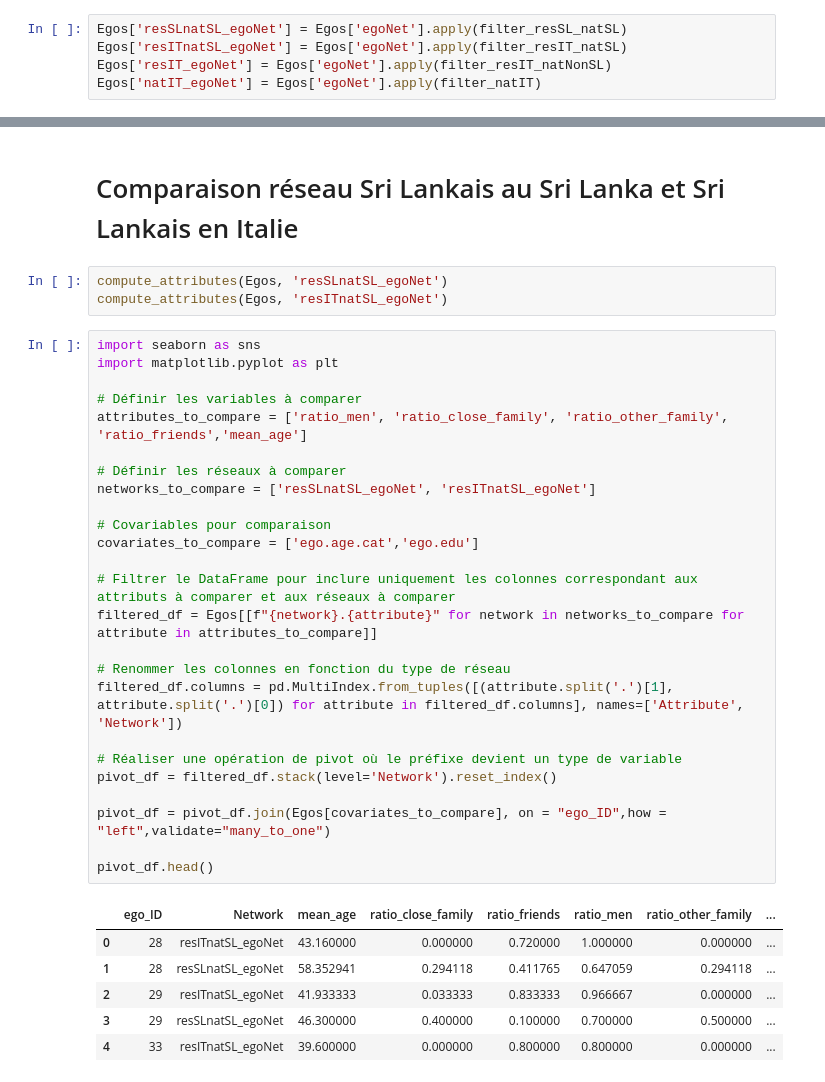
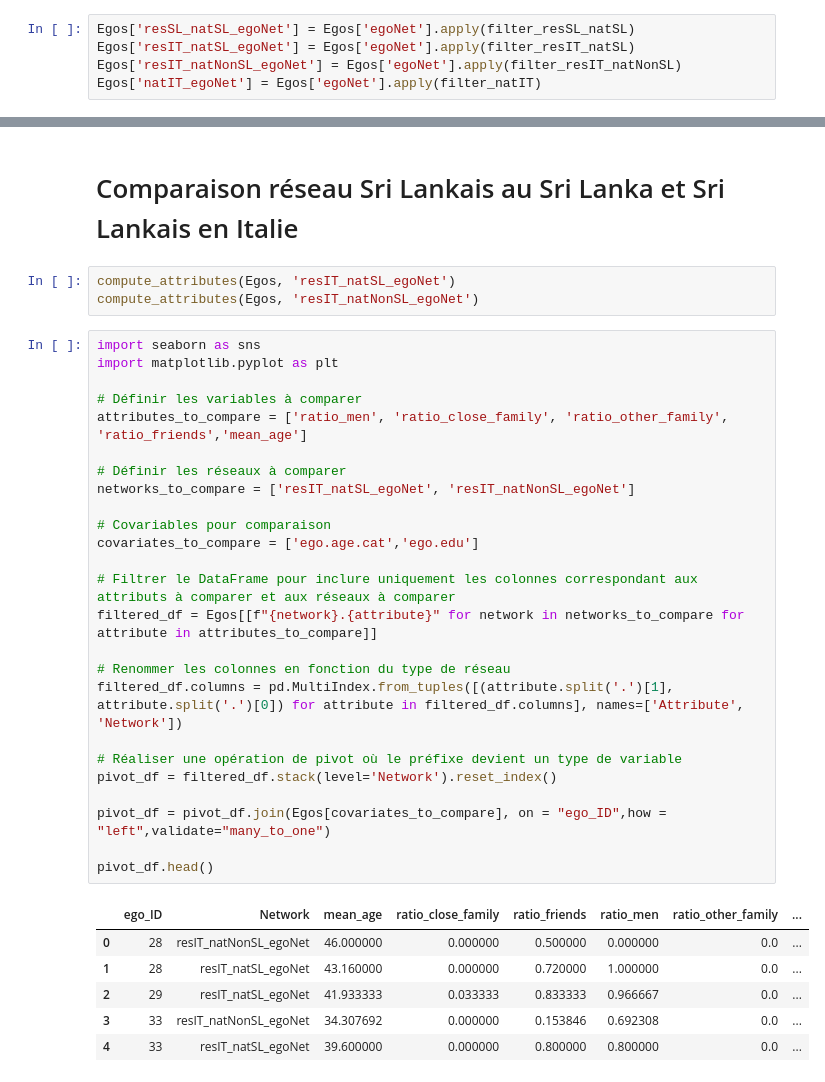
Before and after one commit to LeoMaurice/reseau_class, a Jupyter notebook: project_migrants/src/integration_analysis.ipynb, the cells around one changed output, grey strips where cells are left out. Drawn from its saved outputs; the diff is of its cells as text.

```diff
--- a/project_migrants/src/integration_analysis.ipynb
+++ b/project_migrants/src/integration_analysis.ipynb
@@ -296,8 +240,8 @@ True
 # %% [markdown]
 ## Sous réseaux du réseau Ego selon la nationalité et la résidence
 # %%
-Egos['resSLnatSL_egoNet'] = Egos['egoNet'].apply(filter_resSL_natSL)
-Egos['resITnatSL_egoNet'] = Egos['egoNet'].apply(filter_resIT_natSL)
-Egos['resIT_egoNet'] = Egos['egoNet'].apply(filter_resIT_natNonSL)
+Egos['resSL_natSL_egoNet'] = Egos['egoNet'].apply(filter_resSL_natSL)
+Egos['resIT_natSL_egoNet'] = Egos['egoNet'].apply(filter_resIT_natSL)
+Egos['resIT_natNonSL_egoNet'] = Egos['egoNet'].apply(filter_resIT_natNonSL)
 Egos['natIT_egoNet'] = Egos['egoNet'].apply(filter_natIT)
 # %%
@@ -358,40 +302,40 @@ sns.boxplot(data=Egos, x='natIT_egoNet.is_empty', y="empl", hue="ego.edu")
 # %% [markdown]
 # Comparaison réseau Sri Lankais au Sri Lanka et Sri Lankais en Italie
 # %%
-compute_attributes(Egos, 'resSLnatSL_egoNet')
-compute_attributes(Egos, 'resITnatSL_egoNet')
+compute_attributes(Egos, 'resIT_natSL_egoNet')
+compute_attributes(Egos, 'resIT_natNonSL_egoNet')
 # %%
 import seaborn as sns
 import matplotlib.pyplot as plt
 
 # Définir les variables à comparer
 attributes_to_compare = ['ratio_men', 'ratio_close_family', 'ratio_other_family', 'ratio_friends','mean_age']
 
 # Définir les réseaux à comparer
-networks_to_compare = ['resSLnatSL_egoNet', 'resITnatSL_egoNet']
+networks_to_compare = ['resIT_natSL_egoNet', 'resIT_natNonSL_egoNet']
 
 # Covariables pour comparaison
 covariates_to_compare = ['ego.age.cat','ego.edu']
 
 # Filtrer le DataFrame pour inclure uniquement les colonnes correspondant aux attributs à comparer et aux réseaux à comparer
 filtered_df = Egos[[f"{network}.{attribute}" for network in networks_to_compare for attribute in attributes_to_compare]]
 
 # Renommer les colonnes en fonction du type de réseau
 filtered_df.columns = pd.MultiIndex.from_tuples([(attribute.split('.')[1], attribute.split('.')[0]) for attribute in filtered_df.columns], names=['Attribute', 'Network'])
 
 # Réaliser une opération de pivot où le préfixe devient un type de variable
 pivot_df = filtered_df.stack(level='Network').reset_index()
 
 pivot_df = pivot_df.join(Egos[covariates_to_compare], on = "ego_ID",how = "left",validate="many_to_one")
 
 pivot_df.head()
 # %% [output]
 |  | ego_ID | Network | mean_age | ratio_close_family | ratio_friends | ratio_men | ratio_other_family | ... |
-| 0 | 28 | resITnatSL_egoNet | 43.160000 | 0.000000 | 0.720000 | 1.000000 | 0.000000 | ... |
-| 1 | 28 | resSLnatSL_egoNet | 58.352941 | 0.294118 | 0.411765 | 0.647059 | 0.294118 | ... |
-| 2 | 29 | resITnatSL_egoNet | 41.933333 | 0.033333 | 0.833333 | 0.966667 | 0.000000 | ... |
-| 3 | 29 | resSLnatSL_egoNet | 46.300000 | 0.400000 | 0.100000 | 0.700000 | 0.500000 | ... |
-| 4 | 33 | resITnatSL_egoNet | 39.600000 | 0.000000 | 0.800000 | 0.800000 | 0.000000 | ... |
+| 0 | 28 | resIT_natNonSL_egoNet | 46.000000 | 0.000000 | 0.500000 | 0.000000 | 0.0 | ... |
+| 1 | 28 | resIT_natSL_egoNet | 43.160000 | 0.000000 | 0.720000 | 1.000000 | 0.0 | ... |
+| 2 | 29 | resIT_natSL_egoNet | 41.933333 | 0.033333 | 0.833333 | 0.966667 | 0.0 | ... |
+| 3 | 33 | resIT_natNonSL_egoNet | 34.307692 | 0.000000 | 0.153846 | 0.692308 | 0.0 | ... |
+| 4 | 33 | resIT_natSL_egoNet | 39.600000 | 0.000000 | 0.800000 | 0.800000 | 0.0 | ... |
 # %%
 sns.boxplot(data=pivot_df, x='ego.edu', y="ratio_men", hue='Network')
 # %% [output]
```
Also changed, not shown: parts of 31 cells of this notebook.
